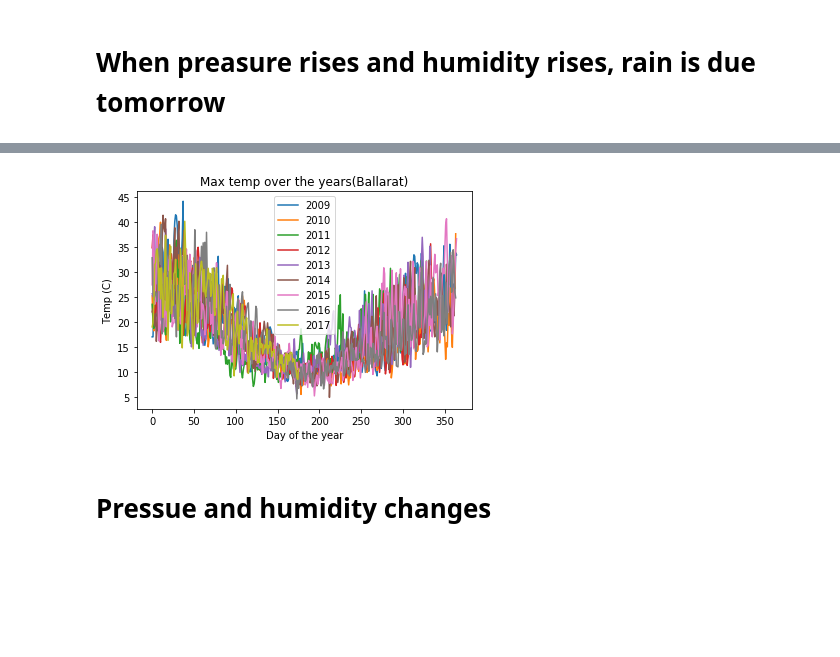
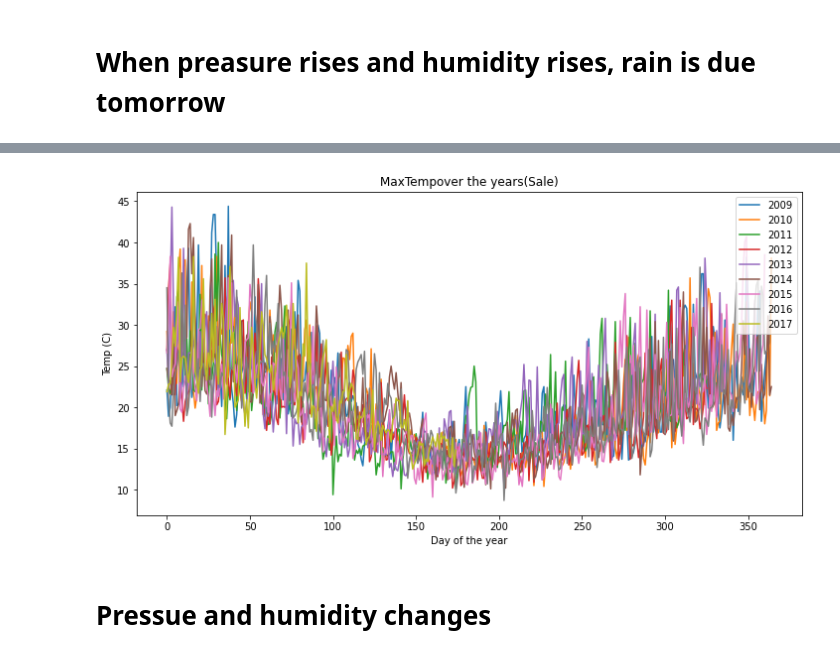
Before and after one commit to namvnngu/data-analysis-project, a Jupyter notebook: Source Code/Final analysis.ipynb, the cells around one changed output, grey strips where cells are left out. Cells and saved outputs as stored; diff of their text form; code cells hidden in the pictures; blank space fills up the shorter version.

```diff
--- a/Source Code/Final analysis.ipynb
+++ b/Source Code/Final analysis.ipynb
@@ -124,7 +139,9 @@ plt.show()
 # %%
 #setting the location for where the information is to be taken from
-location='Ballarat'
-TempDFOne = pd.DataFrame(AusWeather,columns=['Location','Date','MaxTemp'])#creates a temperary data frame that leaves the original location
+location='Sale'
+measure='MaxTemp'
+TempDFOne = pd.DataFrame(AusWeather,columns=['Location','Date',measure])#creates a temperary data frame that leaves the original location
 TempDFOne= TempDFOne.where(TempDFOne['Location']==location)
 TempDFOne.dropna()
+print(TempDFOne.count())
 # %% [output]
@@ -214,24 +217,25 @@ ran7=range(temp7['Date'].count())
 ran8=range(temp8['Date'].count())
 ran9=range(temp9['Date'].count())
 # %%
-fig, ax = plt.subplots()
-ax.plot(ran,temp['MaxTemp'],
-        ran2,temp2['MaxTemp'],
-        ran3,temp3['MaxTemp'],
-        ran4,temp4['MaxTemp'],
-        ran5,temp5['MaxTemp'],
-        ran6,temp6['MaxTemp'],
-        ran7,temp7['MaxTemp'],
-        ran8,temp8['MaxTemp'],
-        ran9,temp9['MaxTemp'])
+fig, ax = plt.subplots(figsize=(12,6))
+ax.plot(ran,temp[measure],
+        ran2,temp2[measure],
+        ran3,temp3[measure],
+        ran4,temp4[measure],
+        ran5,temp5[measure],
+        ran6,temp6[measure],
+        ran7,temp7[measure],
+        ran8,temp8[measure],
+        ran9,temp9[measure])
 ax.set_xlabel("Day of the year")
 ax.set_ylabel("Temp (C)")
-ax.set_title("Max temp over the years("+location+")") #allows the title to change when the location does
-ax.legend(lables)
+ax.set_title(measure+"over the years("+location+")") #allows the title to change when the location does
+ax.legend(lables,loc=1)
+
 plt.show()
 #this shows how the temp-max isn't only higher during the summer months of the year for most locations, it also shows how its less "Stable" during the start and end of the year with much greater varience in the information present
 # %% [output]
-[figure, old version]
+[figure, new version]
 # %% [markdown]
 # Pressue and humidity changes
 # %%
```
Also changed, not shown: parts of 15 cells of this notebook.
